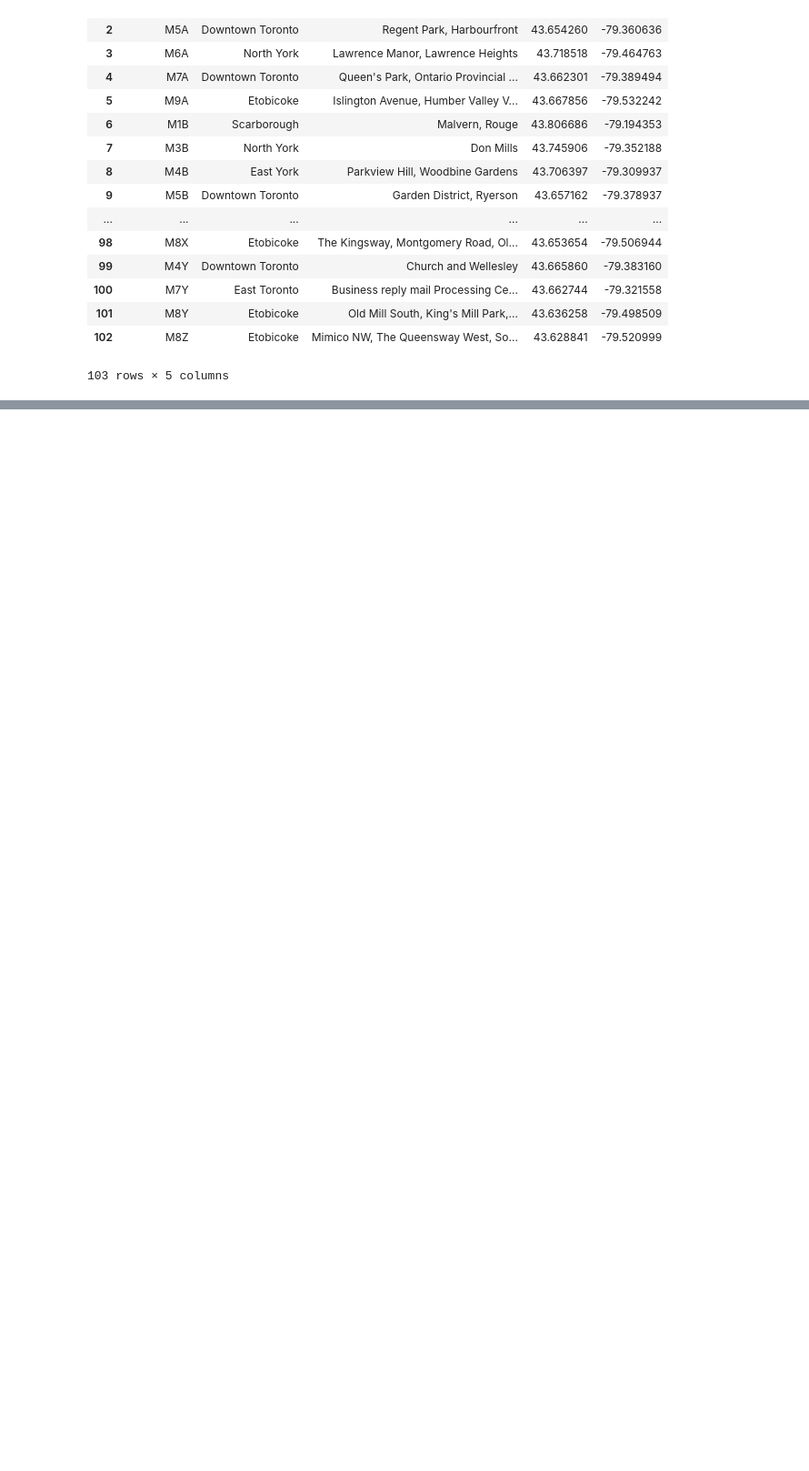
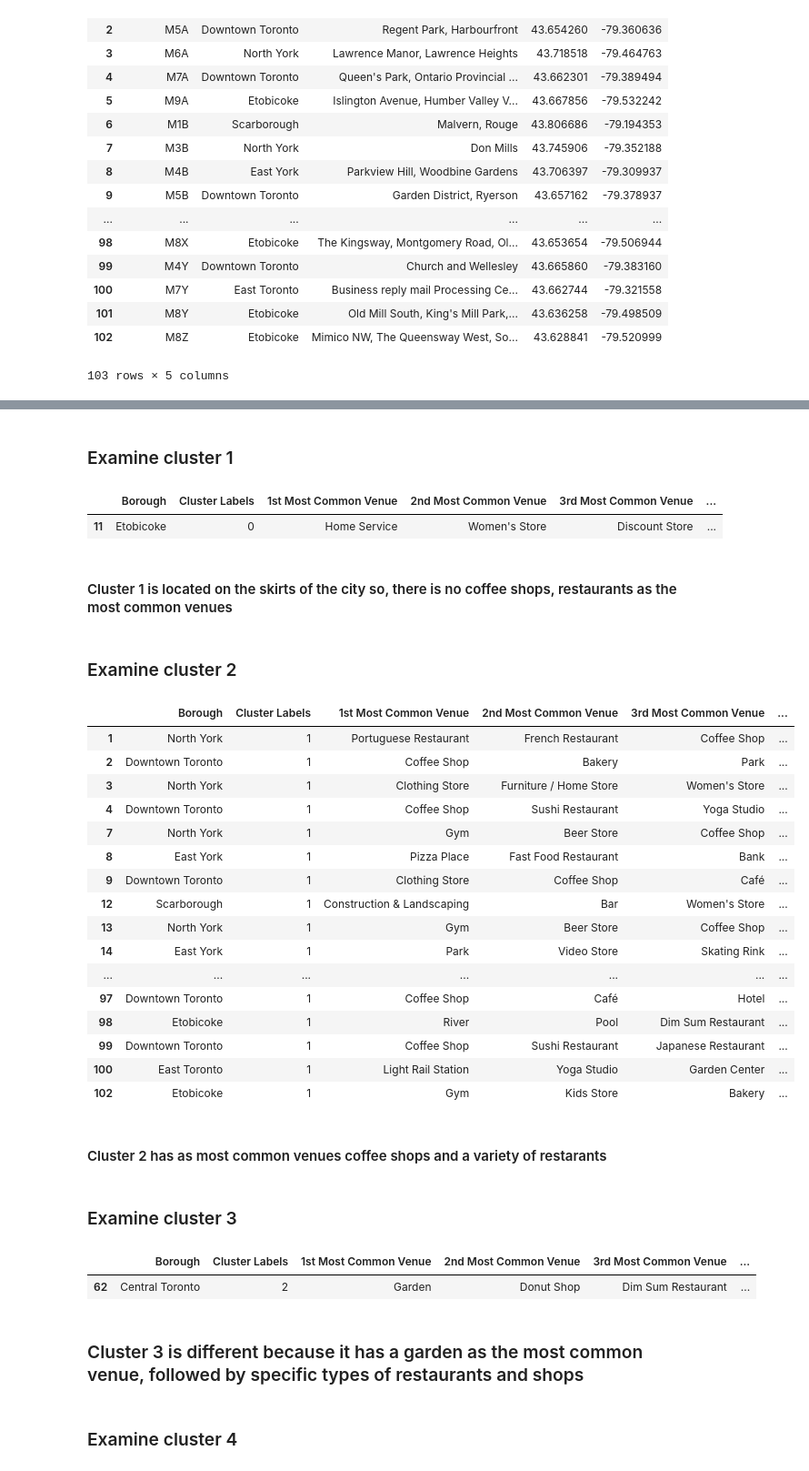
Before and after one commit to Hugo-Omar-Herrera/Coursera_Capstone, a Jupyter notebook: Toronto Segmenting and Clustering.ipynb, the cells around one changed output, grey strips where cells are left out. Shown at 91% size. Drawn from its saved outputs; the diff is of its cells as text; code cells hidden in the pictures; blank space fills up the shorter version.

```diff
--- a/Toronto Segmenting and Clustering.ipynb
+++ b/Toronto Segmenting and Clustering.ipynb
@@ -130,0 +584,12 @@ df_completed
+# %%
+# New dataframe that includes the cluster and top 10 venues
+
+# add clustering labels
+# neighborhoods_venues_sorted.insert(0, 'Cluster Labels', kmeans.labels_)
+
+toronto_merged = df_completed
+
+# merge toronto_grouped with toronto_data to add latitude/longitude for each neighborhood
+toronto_merged = toronto_merged.join(neighborhoods_venues_sorted.set_index('Neighborhood'), on='Neighborhood')
+
+toronto_merged.head(10) # check the last columns!
@@ -130,0 +610,5 @@ df_completed
+# %%
+# There are some Cluster Labels with NaN values due to no venues were found to some neighborhoods, the following code removes those rows with NaN values
+
+toronto_merged = toronto_merged.dropna()
+toronto_merged.head(10)
@@ -130,0 +627,5 @@ df_completed
+# %%
+# Convert Cluster Labels column to integer
+
+toronto_merged["Cluster Labels"] = toronto_merged["Cluster Labels"].astype(int)
+toronto_merged.head()
@@ -130,0 +669,44 @@ df_completed
+# %% [markdown]
+### Examine cluster 1
+# %%
+toronto_merged.loc[toronto_merged['Cluster Labels'] == 0, toronto_merged.columns[[1] + list(range(5, toronto_merged.shape[1]))]]
+# %% [output]
+|  | Borough | Cluster Labels | 1st Most Common Venue | 2nd Most Common Venue | 3rd Most Common Venue | ... |
+| 11 | Etobicoke | 0 | Home Service | Women's Store | Discount Store | ... |
+# %% [markdown]
+#### Cluster 1 is located on the skirts of the city so, there is no coffee shops, restaurants as the most common venues
+# %% [markdown]
+### Examine cluster 2
+# %%
+toronto_merged.loc[toronto_merged['Cluster Labels'] == 1, toronto_merged.columns[[1] + list(range(5, toronto_merged.shape[1]))]]
+# %% [output]
+|  | Borough | Cluster Labels | 1st Most Common Venue | 2nd Most Common Venue | 3rd Most Common Venue | ... |
+| 1 | North York | 1 | Portuguese Restaurant | French Restaurant | Coffee Shop | ... |
+| 2 | Downtown Toronto | 1 | Coffee Shop | Bakery | Park | ... |
+| 3 | North York | 1 | Clothing Store | Furniture / Home Store | Women's Store | ... |
+| 4 | Downtown Toronto | 1 | Coffee Shop | Sushi Restaurant | Yoga Studio | ... |
+| 7 | North York | 1 | Gym | Beer Store | Coffee Shop | ... |
+| 8 | East York | 1 | Pizza Place | Fast Food Restaurant | Bank | ... |
+| 9 | Downtown Toronto | 1 | Clothing Store | Coffee Shop | Café | ... |
+| 12 | Scarborough | 1 | Construction & Landscaping | Bar | Women's Store | ... |
+| 13 | North York | 1 | Gym | Beer Store | Coffee Shop | ... |
+| 14 | East York | 1 | Park | Video Store | Skating Rink | ... |
+| ... | ... | ... | ... | ... | ... | ... |
+| 97 | Downtown Toronto | 1 | Coffee Shop | Café | Hotel | ... |
+| 98 | Etobicoke | 1 | River | Pool | Dim Sum Restaurant | ... |
+| 99 | Downtown Toronto | 1 | Coffee Shop | Sushi Restaurant | Japanese Restaurant | ... |
+| 100 | East Toronto | 1 | Light Rail Station | Yoga Studio | Garden Center | ... |
+| 102 | Etobicoke | 1 | Gym | Kids Store | Bakery | ... |
+# %% [markdown]
+#### Cluster 2 has as most common venues coffee shops and a variety of restarants
+# %% [markdown]
+### Examine cluster 3
+# %%
+toronto_merged.loc[toronto_merged['Cluster Labels'] == 2, toronto_merged.columns[[1] + list(range(5, toronto_merged.shape[1]))]]
+# %% [output]
+|  | Borough | Cluster Labels | 1st Most Common Venue | 2nd Most Common Venue | 3rd Most Common Venue | ... |
+| 62 | Central Toronto | 2 | Garden | Donut Shop | Dim Sum Restaurant | ... |
+# %% [markdown]
+### Cluster 3 is different because it has a garden as the most common venue, followed by specific types of restaurants and shops
+# %% [markdown]
+### Examine cluster 4
```
Also changed, not shown: parts of 40 cells of this notebook.
